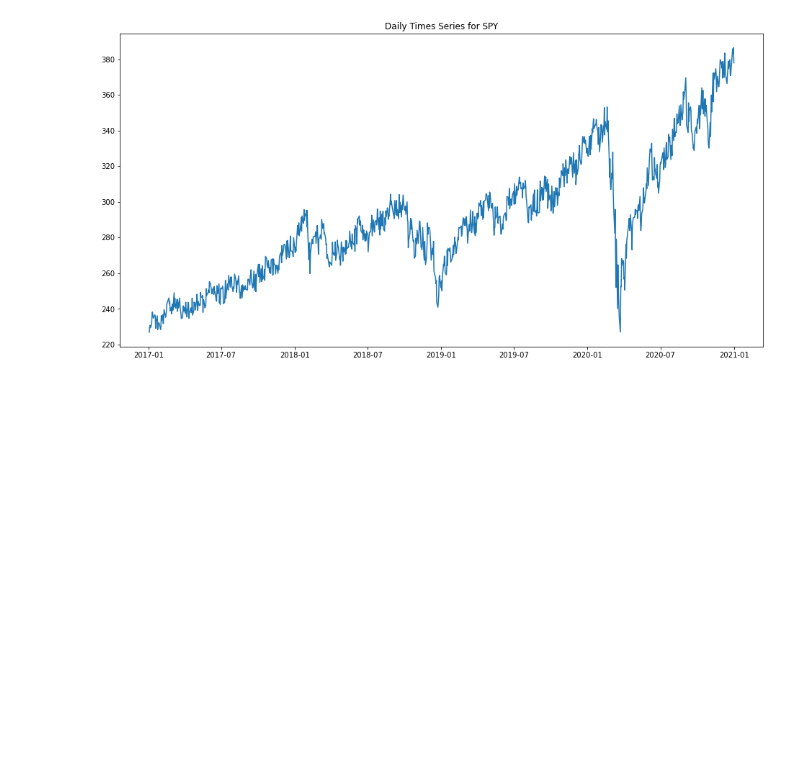
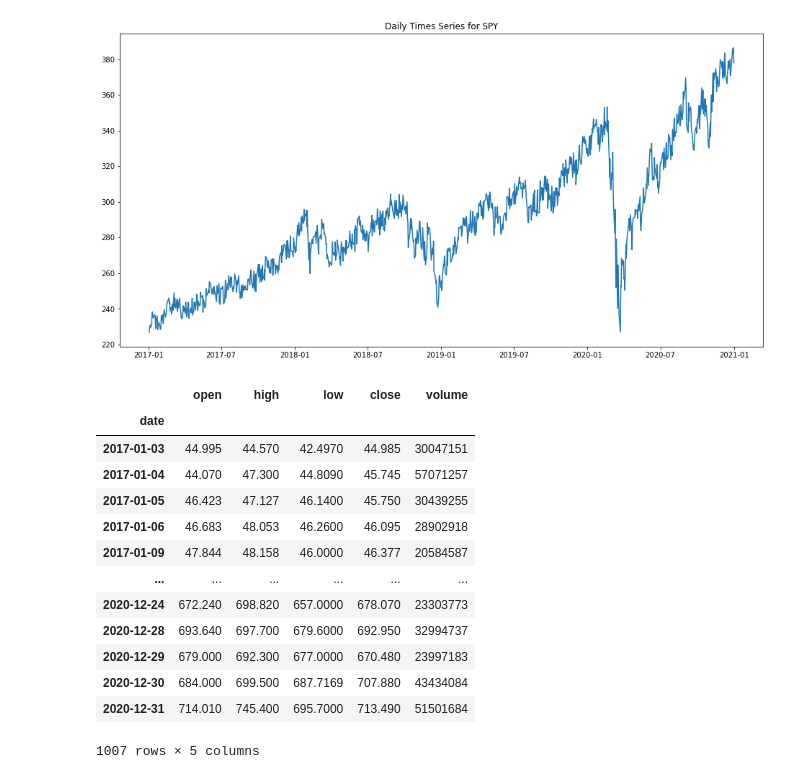
Before and after one commit to lukewbecker/fbphrophet-remote, a Jupyter notebook: iex_testing.ipynb, the cells around one changed output. Cells and saved outputs as stored; diff of their text form; code cells hidden in the pictures; blank space fills up the shorter version.

```diff
--- a/iex_testing.ipynb
+++ b/iex_testing.ipynb
@@ -41,0 +46,17 @@ Text(0.5, 1.0, 'Daily Times Series for SPY')
+# %%
+tsla
+# %% [output]
+|  | open | high | low | close | volume |
+| date |  |  |  |  |  |
+| 2017-01-03 | 44.995 | 44.570 | 42.4970 | 44.985 | 30047151 |
+| 2017-01-04 | 44.070 | 47.300 | 44.8090 | 45.745 | 57071257 |
+| 2017-01-05 | 46.423 | 47.127 | 46.1400 | 45.750 | 30439255 |
+| 2017-01-06 | 46.683 | 48.053 | 46.2600 | 46.095 | 28902918 |
+| 2017-01-09 | 47.844 | 48.158 | 46.0000 | 46.377 | 20584587 |
+| ... | ... | ... | ... | ... | ... |
+| 2020-12-24 | 672.240 | 698.820 | 657.0000 | 678.070 | 23303773 |
+| 2020-12-28 | 693.640 | 697.700 | 679.6000 | 692.950 | 32994737 |
+| 2020-12-29 | 679.000 | 692.300 | 677.0000 | 670.480 | 23997183 |
+| 2020-12-30 | 684.000 | 699.500 | 687.7169 | 707.880 | 43434084 |
+| 2020-12-31 | 714.010 | 745.400 | 695.7000 | 713.490 | 51501684 |
+1007 rows × 5 columns
```
Also changed, not shown: parts of 3 cells of this notebook.
